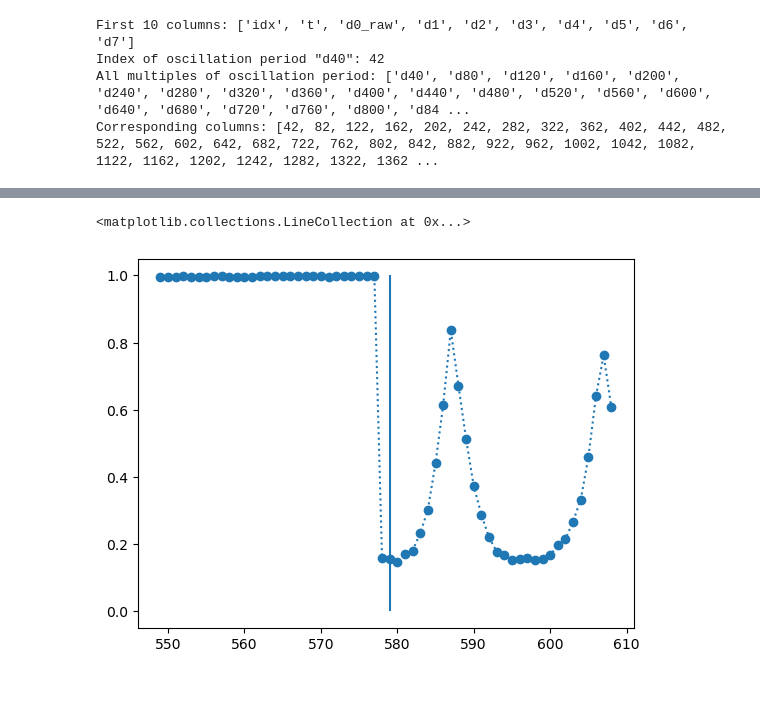
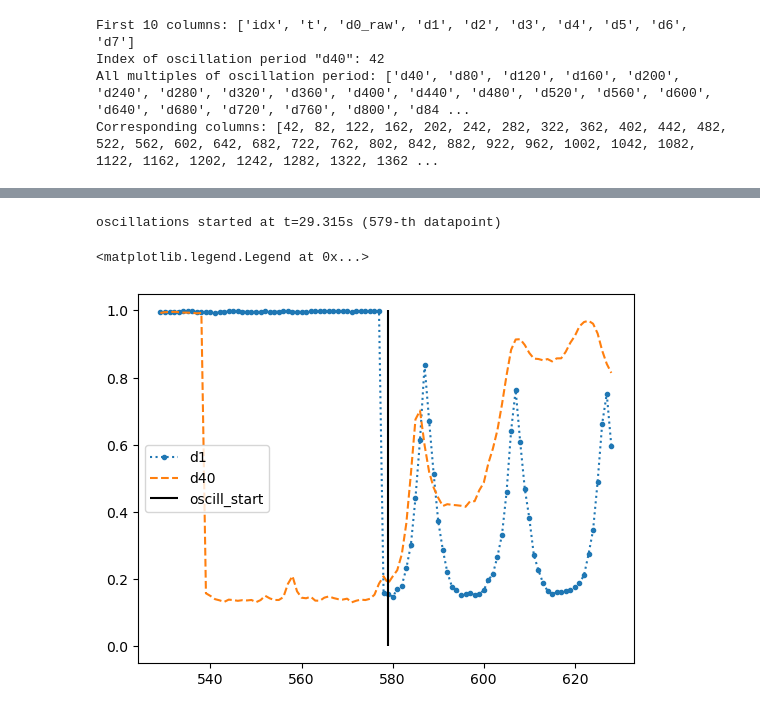
Before and after one commit to steaime/DSHpy, a Jupyter notebook: example2a_RheoDLS_analDLS.ipynb, the cells around one changed output, grey strips where cells are left out. Saved outputs shown, nothing was run; the diff lists cells and outputs as text; code cells hidden in the pictures.

```diff
--- a/example2a_RheoDLS_analDLS.ipynb
+++ b/example2a_RheoDLS_analDLS.ipynb
@@ -303,13 +292,19 @@ plt.legend()
 # %%
+echo_data = np.loadtxt(cI_fname, usecols=[0, 1, 3]+echo_cols)
 threshold_corr = 0.95
 for i in range(echo_data.shape[0]):
     if echo_data[i,2] < threshold_corr:
         start_idx = i+1
         break
 
-margin = 30
-plt.plot(echo_data[start_idx-margin:start_idx+margin,0], echo_data[start_idx-margin:start_idx+margin,2], 'o:', label='d1')
-plt.vlines(start_idx, 0, 1)
+print('oscillations started at t={0:.3f}s ({1}-th datapoint)'.format(echo_data[start_idx,1], int(echo_data[start_idx,0])))
+
+margin = 50
+plt.plot(echo_data[start_idx-margin:start_idx+margin,0], echo_data[start_idx-margin:start_idx+margin,2], '.:', label='d1')
+plt.plot(echo_data[start_idx-margin:start_idx+margin,0], echo_data[start_idx-margin:start_idx+margin,3], '--', label=period_lbl)
+plt.vlines(start_idx, 0, 1, colors='k', label='oscill_start')
+plt.legend()
 # %% [output]
-<matplotlib.collections.LineCollection at 0x...>
+oscillations started at t=29.315s (579-th datapoint)
+<matplotlib.legend.Legend at 0x...>
-[figure, old version]
+[figure, new version]
```
Also changed, not shown: parts of 10 cells of this notebook.
